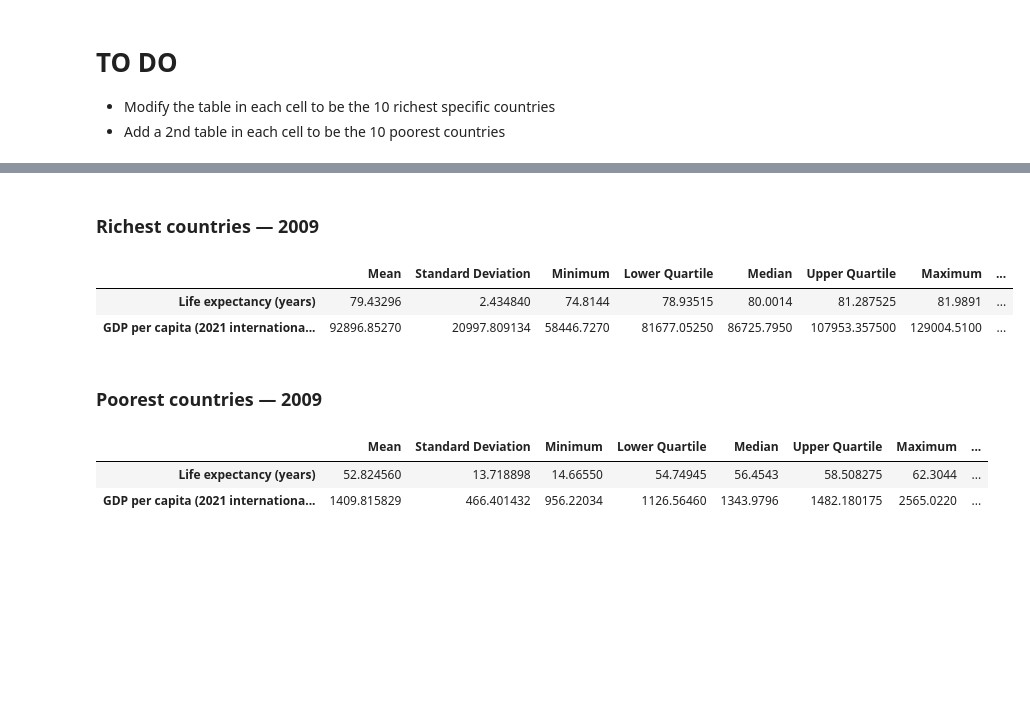
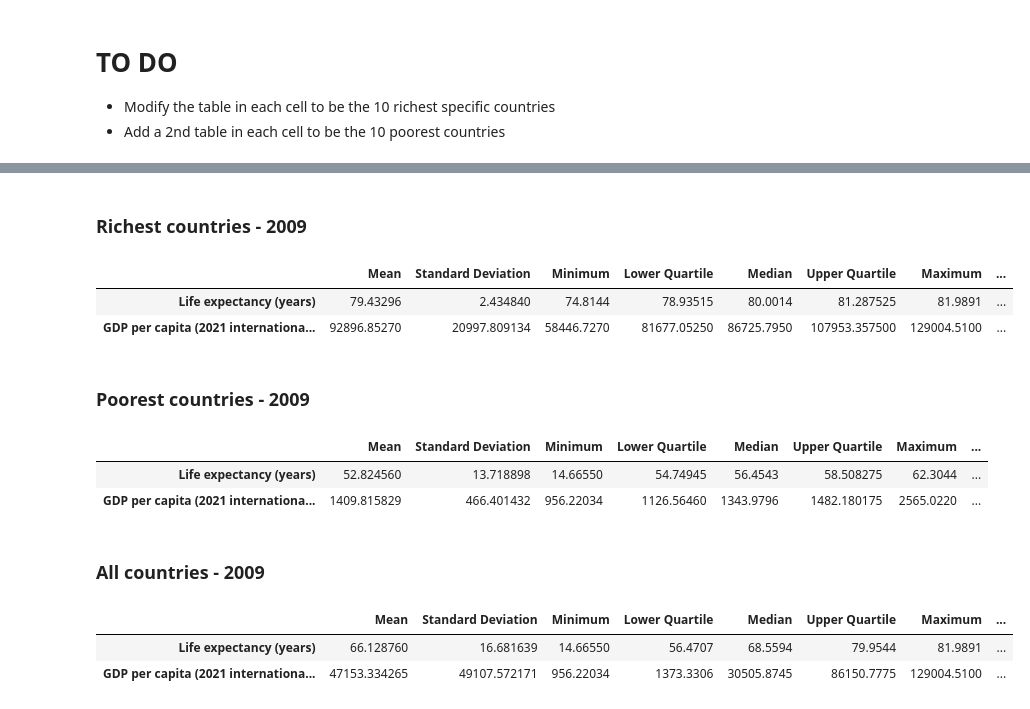
Before and after one commit to KabirS123/MGP, a Jupyter notebook: dataAnalysis.ipynb, the cells around one changed output, grey strips where cells are left out. Saved outputs shown, nothing was run; the diff lists cells and outputs as text; code cells hidden in the pictures; blank space fills up the shorter version.

```diff
--- a/dataAnalysis.ipynb
+++ b/dataAnalysis.ipynb
@@ -67,28 +82,39 @@ display(poorSummaries2008)
 # %%
 # Select 2009 observations for the countries listed in richest
 richData2009 = data[(data["Entity"].isin(richest)) & (data["Year"] == 2009)]
 richSummaries2009 = (richData2009[columnNames].describe().T.drop(columns=["count"]).rename(columns=columns))
 richSummaries2009["Interquartile Range"] = (richSummaries2009["Upper Quartile"] - richSummaries2009["Lower Quartile"])
 richSummaries2009["Range"] = (richSummaries2009["Maximum"] - richSummaries2009["Minimum"])
 
 poorData2009 = data[(data["Entity"].isin(poorest)) & (data["Year"] == 2009)]
 poorSummaries2009 = (poorData2009[columnNames].describe().T.drop(columns=["count"]).rename(columns=columns))
 poorSummaries2009["Interquartile Range"] = (poorSummaries2009["Upper Quartile"] - poorSummaries2009["Lower Quartile"])
 poorSummaries2009["Range"] = (poorSummaries2009["Maximum"] - poorSummaries2009["Minimum"])
 
-display(Markdown("### Richest countries — 2009"))
+totalData2009 = data[((data["Entity"].isin(poorest)) | (data["Entity"].isin(richest))) & (data["Year"] == 2009)]
+totalSummaries2009 = (totalData2009[columnNames].describe().T.drop(columns=["count"]).rename(columns=columns))
+totalSummaries2009["Interquartile Range"] = (totalSummaries2009["Upper Quartile"] - totalSummaries2009["Lower Quartile"])
+totalSummaries2009["Range"] = (totalSummaries2009["Maximum"] - totalSummaries2009["Minimum"])
+
+display(Markdown("### Richest countries - 2009"))
 display(richSummaries2009)
-display(Markdown("### Poorest countries — 2009"))
+display(Markdown("### Poorest countries - 2009"))
 display(poorSummaries2009)
+display(Markdown("### All countries - 2009"))
+display(totalSummaries2009)
 # %% [output]
-### Richest countries — 2009
+### Richest countries - 2009
 |  | Mean | Standard Deviation | Minimum | Lower Quartile | Median | Upper Quartile | Maximum | ... |
 | Life expectancy (years) | 79.43296 | 2.434840 | 74.8144 | 78.93515 | 80.0014 | 81.287525 | 81.9891 | ... |
 | GDP per capita (2021 internationa... | 92896.85270 | 20997.809134 | 58446.7270 | 81677.05250 | 86725.7950 | 107953.357500 | 129004.5100 | ... |
-### Poorest countries — 2009
+### Poorest countries - 2009
 |  | Mean | Standard Deviation | Minimum | Lower Quartile | Median | Upper Quartile | Maximum | ... |
 | Life expectancy (years) | 52.824560 | 13.718898 | 14.66550 | 54.74945 | 56.4543 | 58.508275 | 62.3044 | ... |
 | GDP per capita (2021 internationa... | 1409.815829 | 466.401432 | 956.22034 | 1126.56460 | 1343.9796 | 1482.180175 | 2565.0220 | ... |
+### All countries - 2009
+|  | Mean | Standard Deviation | Minimum | Lower Quartile | Median | Upper Quartile | Maximum | ... |
+| Life expectancy (years) | 66.128760 | 16.681639 | 14.66550 | 56.4707 | 68.5594 | 79.9544 | 81.9891 | ... |
+| GDP per capita (2021 internationa... | 47153.334265 | 49107.572171 | 956.22034 | 1373.3306 | 30505.8745 | 86150.7775 | 129004.5100 | ... |
 # %%
 # Select 2010 observations for the countries listed in richest
 richData2010 = data[(data["Entity"].isin(richest)) & (data["Year"] == 2010)]
```
Also changed, not shown: parts of 16 cells of this notebook.
